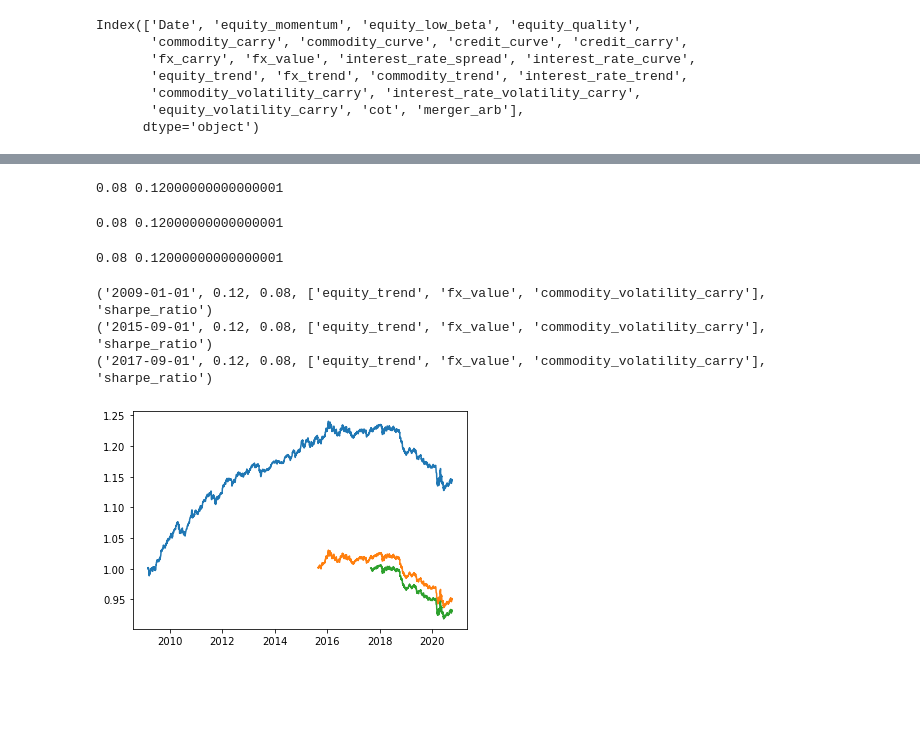
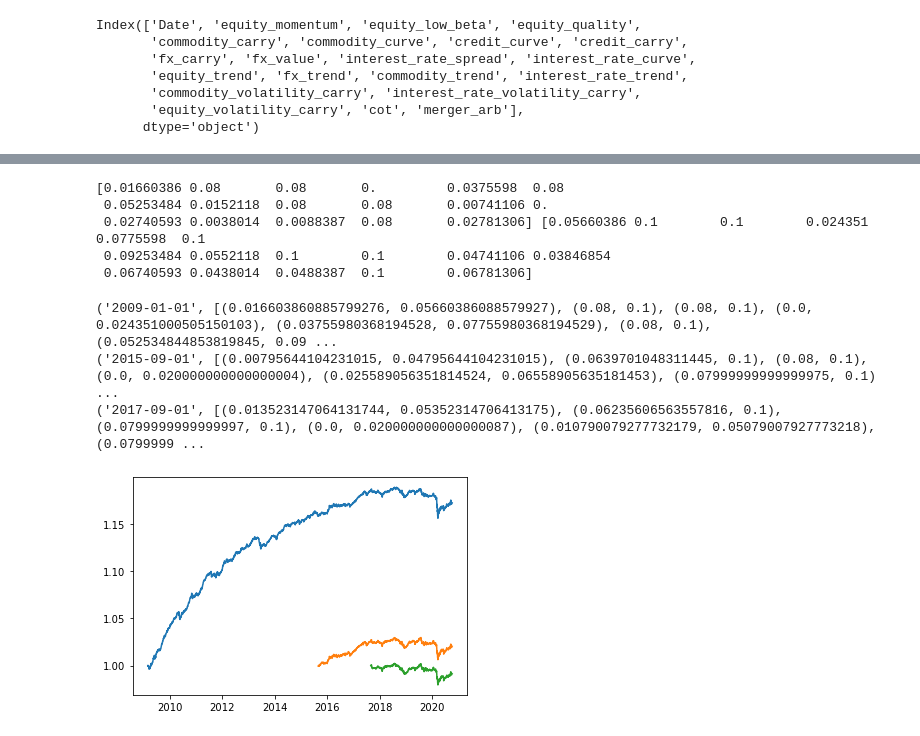
Before and after one commit to shenyifan17/combine_strategies, a Jupyter notebook: optimise.ipynb, the cells around one changed output, grey strips where cells are left out. Saved outputs shown, nothing was run; the diff lists cells and outputs as text; code cells hidden in the pictures; blank space fills up the shorter version.

```diff
--- a/optimise.ipynb
+++ b/optimise.ipynb
@@ -42,36 +42,38 @@ CPU times: user 55.9 s, sys: 448 ms, total: 56.3 s
 Wall time: 22.6 s
 [figure]
 # %%
-print(result[0]['weights'].max() - 0.02, result[0]['weights'].max() + 0.02)
+print(np.maximum(result[0]['weights'] - 0.02, 0), np.minimum(result[0]['weights'] + 0.02, 0.1))
 # %% [output]
-0.08 0.12000000000000001
+[0.01660386 0.08       0.08       0.         0.0375598  0.08
+ 0.05253484 0.0152118  0.08       0.08       0.00741106 0.
+ 0.02740593 0.0038014  0.0088387  0.08       0.02781306] [0.05660386 0.1        0.1        0.024351   0.0775598  0.1
+ 0.09253484 0.0552118  0.1        0.1        0.04741106 0.03846854
+ 0.06740593 0.0438014  0.0488387  0.1        0.06781306]
-# %%
-print(result[1]['weights'].max() - 0.02, result[1]['weights'].max() + 0.02)
-# %% [output]
-0.08 0.12000000000000001
-# %%
-print(result[2]['weights'].max() - 0.02, result[2]['weights'].max() + 0.02)
-# %% [output]
-0.08 0.12000000000000001
+# %%
+bound_1 = [(lower,upper) for lower, upper in zip(np.maximum(result[0]['weights'] - 0.02, 0),
+                                                 np.minimum(result[0]['weights'] + 0.02, 0.1))]
+bound_2 = [(lower,upper) for lower, upper in zip(np.maximum(result[1]['weights'] - 0.02, 0),
+                                                 np.minimum(result[1]['weights'] + 0.02, 0.1))]
+bound_3 = [(lower,upper) for lower, upper in zip(np.maximum(result[2]['weights'] - 0.02, 0),
+                                                 np.minimum(result[2]['weights'] + 0.02, 0.1))]
 # %%
 settings_ = [
-            ('2009-01-01', 0.12, 0.08, ['equity_trend', 'fx_value', 'commodity_volatility_carry'], 'sharpe_ratio'),
-            ('2015-09-01', 0.12, 0.08, ['equity_trend', 'fx_value', 'commodity_volatility_carry'], 'sharpe_ratio'),
-            ('2017-09-01', 0.12, 0.08, ['equity_trend', 'fx_value', 'commodity_volatility_carry'], 'sharpe_ratio')
+            ('2009-01-01', bound_1, ['equity_trend', 'fx_value', 'commodity_volatility_carry'], 'sharpe_ratio'),
+            ('2015-09-01', bound_2, ['equity_trend', 'fx_value', 'commodity_volatility_carry'], 'sharpe_ratio'),
+            ('2017-09-01', bound_3, ['equity_trend', 'fx_value', 'commodity_volatility_carry'], 'sharpe_ratio')
            ]
 
 result_ = {}
 
 for i, config in enumerate(settings_):
     print(config)
     result_[i] = portfolio_optimisation(df_return,
                                             cutoff_date=config[0],
-                                            upper_bound=config[1],
-                                            lower_bound=config[2],
-                                            drop_strategy=config[3],
-                                            target=config[4])
+                                            input_bound=config[1],
+                                            drop_strategy=config[2],
+                                            target=config[3])
 # %% [output]
-('2009-01-01', 0.12, 0.08, ['equity_trend', 'fx_value', 'commodity_volatility_carry'], 'sharpe_ratio')
-('2015-09-01', 0.12, 0.08, ['equity_trend', 'fx_value', 'commodity_volatility_carry'], 'sharpe_ratio')
-('2017-09-01', 0.12, 0.08, ['equity_trend', 'fx_value', 'commodity_volatility_carry'], 'sharpe_ratio')
+('2009-01-01', [(0.016603860885799276, 0.05660386088579927), (0.08, 0.1), (0.08, 0.1), (0.0, 0.024351000505150103), (0.03755980368194528, 0.07755980368194529), (0.08, 0.1), (0.052534844853819845, 0.09 ...
+('2015-09-01', [(0.00795644104231015, 0.04795644104231015), (0.0639701048311445, 0.1), (0.08, 0.1), (0.0, 0.020000000000000004), (0.025589056351814524, 0.06558905635181453), (0.07999999999999975, 0.1) ...
+('2017-09-01', [(0.013523147064131744, 0.05352314706413175), (0.06235606563557816, 0.1), (0.0799999999999997, 0.1), (0.0, 0.020000000000000087), (0.010790079277732179, 0.05079007927773218), (0.0799999 ...
-[figure, old version]
+[figure, new version]
```
Also changed, not shown: parts of 9 cells of this notebook, 2 other files.
